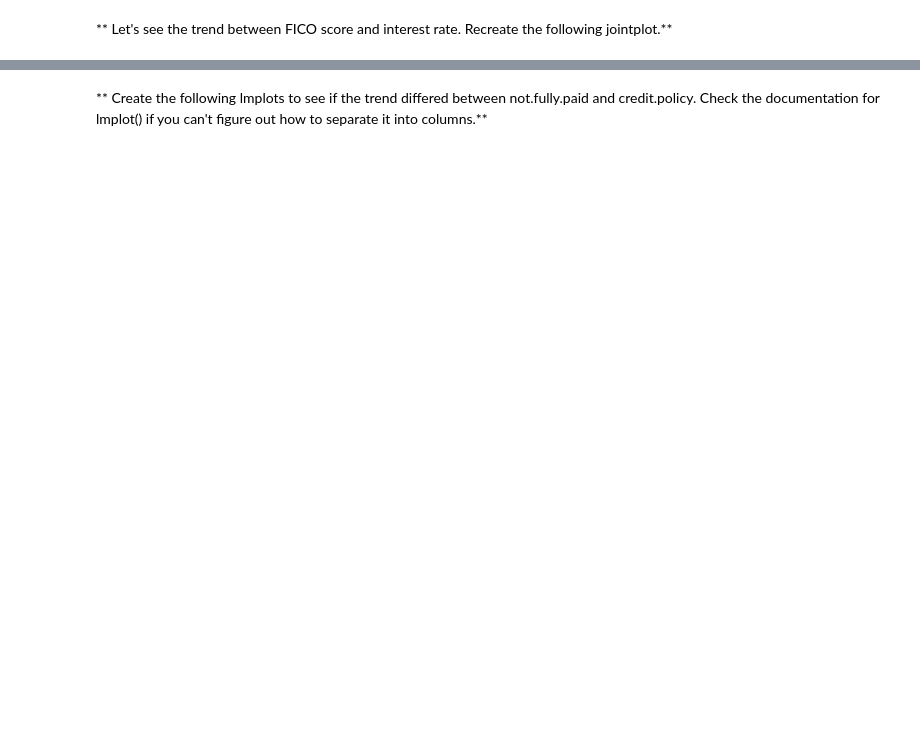
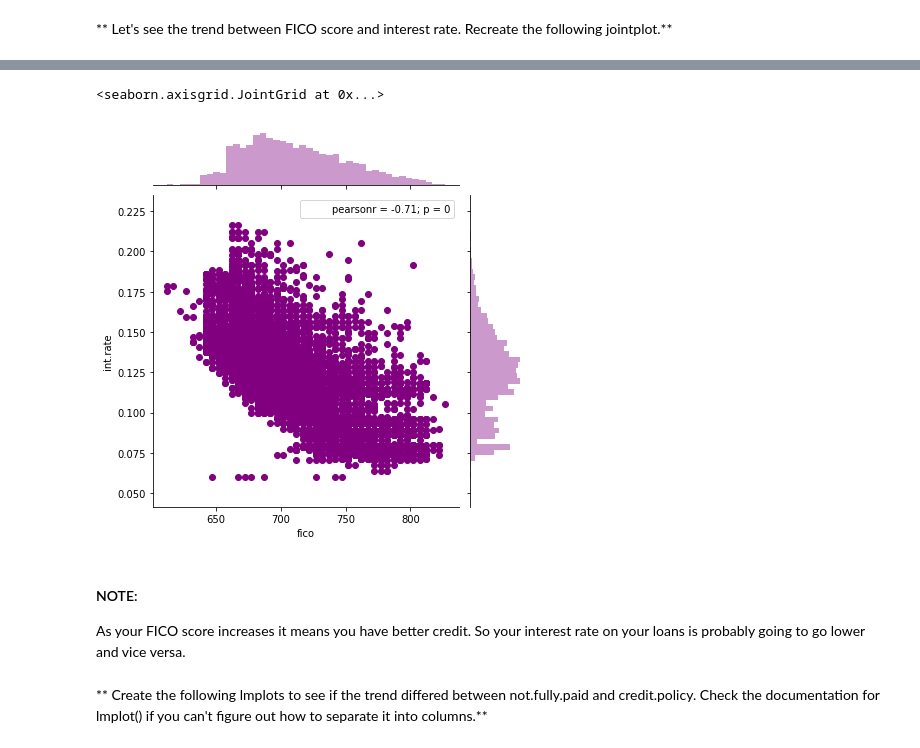
Before and after one commit to tyonas9/Decision-Trees-and-Random-Forest-Project, a Jupyter notebook: Decision Trees and Random Forest Project .ipynb, the cells around one changed output, grey strips where cells are left out. Saved outputs shown, nothing was run; the diff lists cells and outputs as text; code cells hidden in the pictures; blank space fills up the shorter version.

Commit message:
doing more exploratory data analysis

```diff
--- a/Decision Trees and Random Forest Project .ipynb
+++ b/Decision Trees and Random Forest Project .ipynb
@@ -150,2 +147,10 @@ So just by looking at this plot we can tell that debt consolidation seems to be
+# %%
+sns.jointplot(x='fico', y='int.rate',data=loans,color='purple')
+# %% [output]
+<seaborn.axisgrid.JointGrid at 0x...>
+[figure, added]
+# %% [markdown]
+#### NOTE:
+As your FICO score increases it means you have better credit. So your interest rate on your loans is probably going to go lower and vice versa.
 # %% [markdown]
 ** Create the following lmplots to see if the trend differed between not.fully.paid and credit.policy. Check the documentation for lmplot() if you can't figure out how to separate it into columns.**
```
Also changed, not shown: parts of 5 cells of this notebook.
